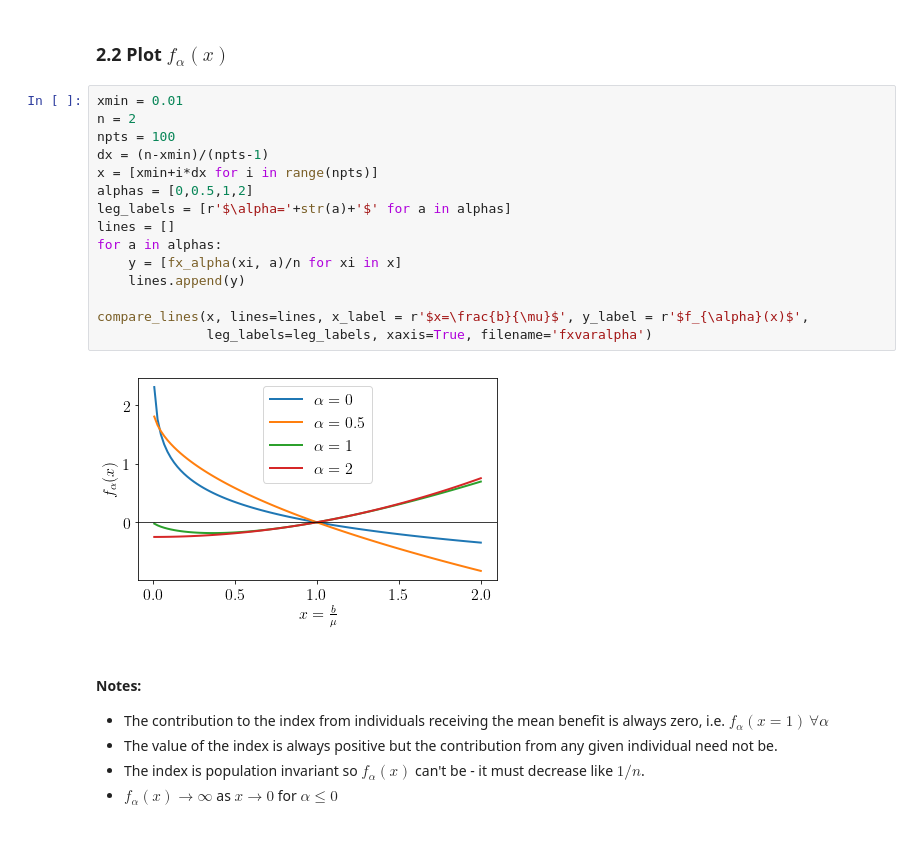
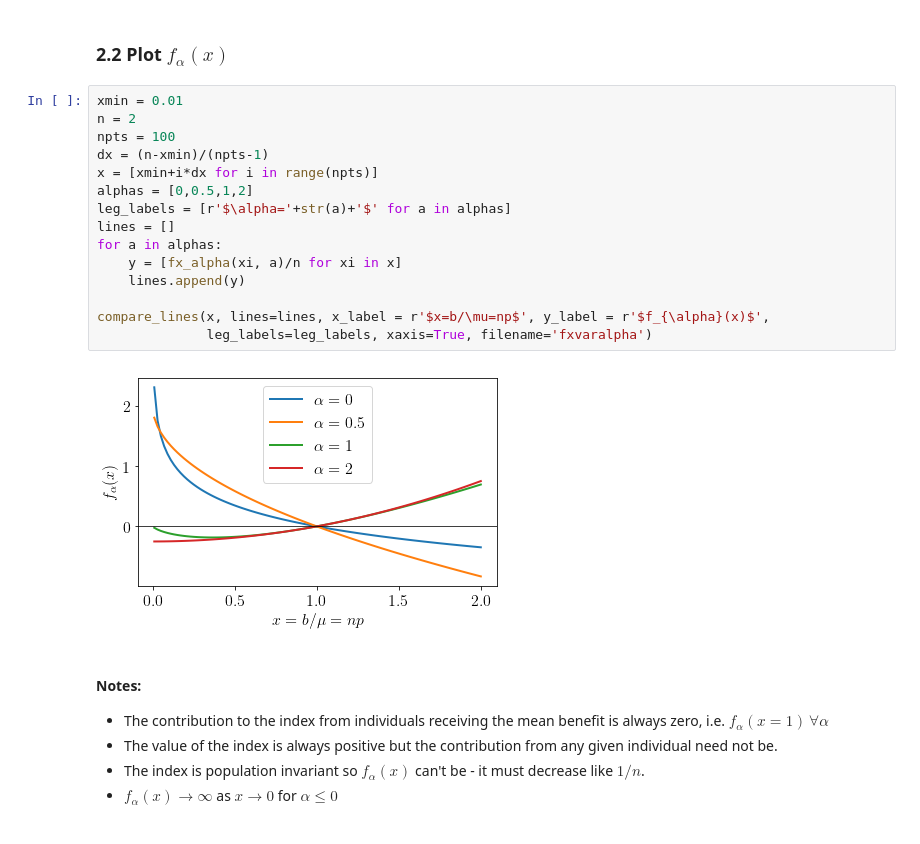
Before and after one commit to leenamurgai/leenamurgai.github.io, a Jupyter notebook: code/05_InequalityIndices.ipynb, the cells around one changed output. Drawn from its saved outputs; the diff is of its cells as text.

```diff
--- a/code/05_InequalityIndices.ipynb
+++ b/code/05_InequalityIndices.ipynb
@@ -300,20 +298,20 @@ def compare_lines(xs, lines, x_label, y_label, leg_labels,
 # %%
 xmin = 0.01
 n = 2
 npts = 100
 dx = (n-xmin)/(npts-1)
 x = [xmin+i*dx for i in range(npts)]
 alphas = [0,0.5,1,2]
 leg_labels = [r'$\alpha='+str(a)+'$' for a in alphas]
 lines = []
 for a in alphas:
     y = [fx_alpha(xi, a)/n for xi in x]
     lines.append(y)
 
-compare_lines(x, lines=lines, x_label = r'$x=\frac{b}{\mu}$', y_label = r'$f_{\alpha}(x)$',
+compare_lines(x, lines=lines, x_label = r'$x=b/\mu=np$', y_label = r'$f_{\alpha}(x)$',
               leg_labels=leg_labels, xaxis=True, filename='fxvaralpha')
 # %% [output]
-[figure, old version]
+[figure, new version]
 # %% [markdown]
 #### Notes:
 
```
Also changed, not shown: parts of 7 cells of this notebook.
